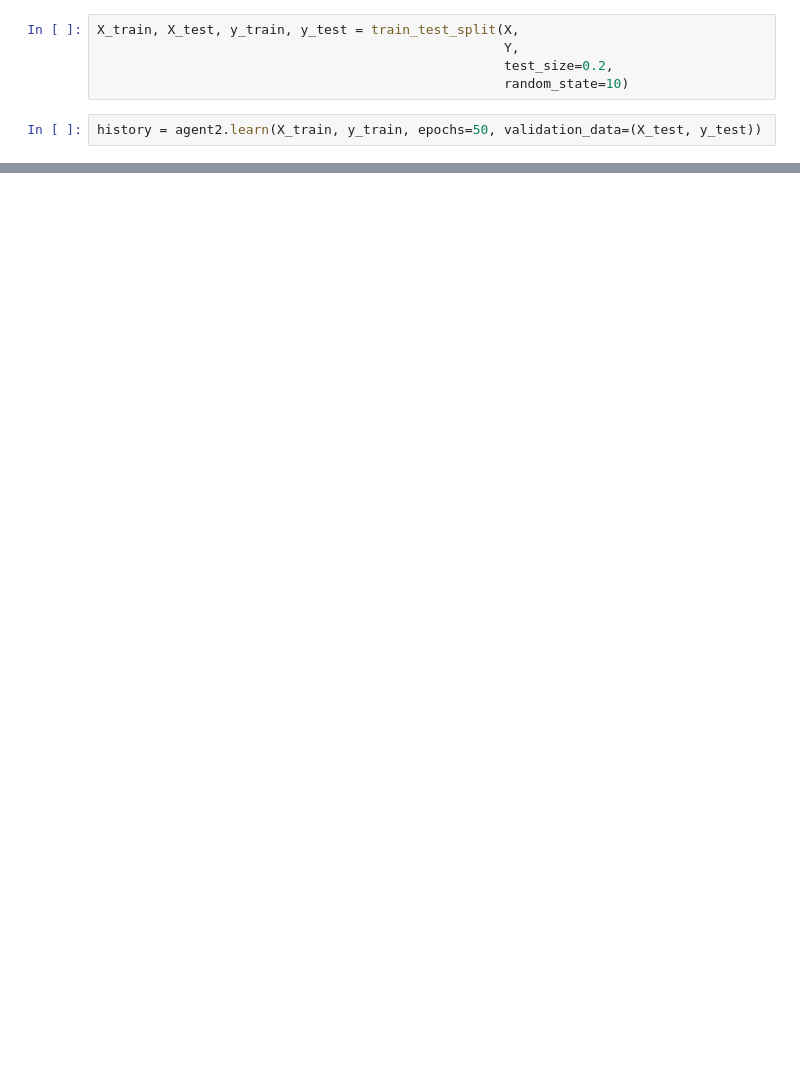
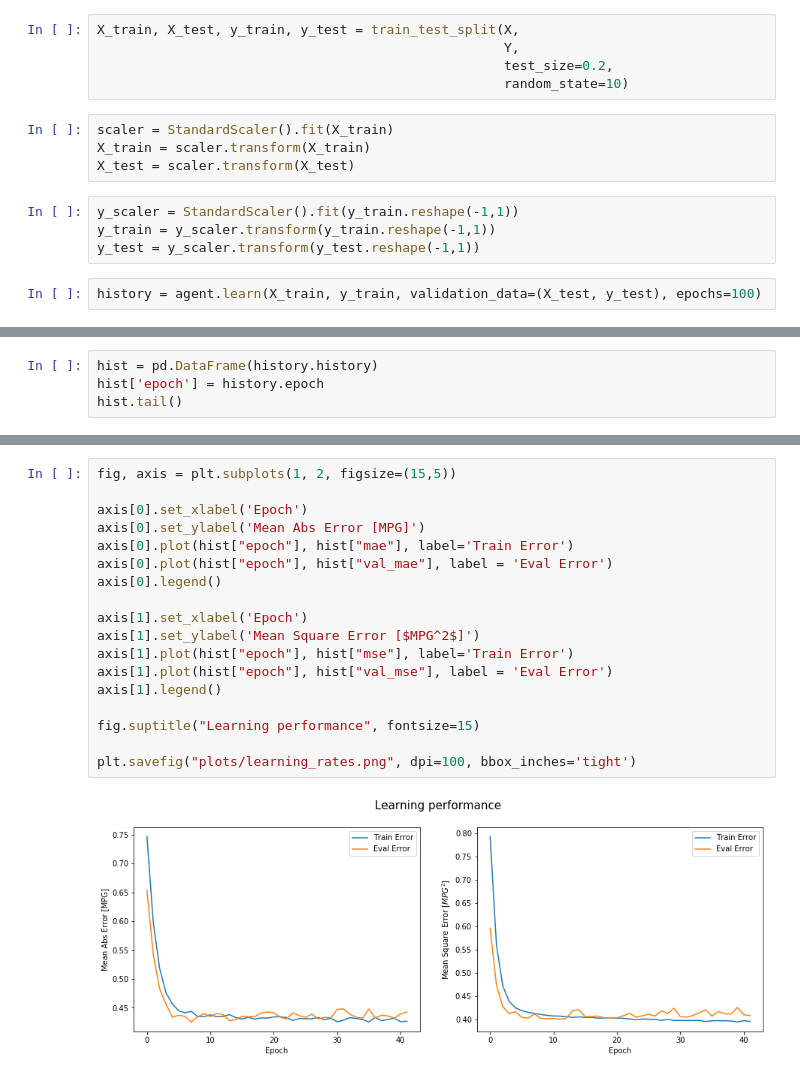
Before and after one commit to fstovarr/stochastic-models, a Jupyter notebook: ns3-project/adhoc-wifi/deep_agent.ipynb, the cells around one changed output, grey strips where cells are left out. Cells and saved outputs as stored; diff of their text form; blank space fills up the shorter version.

```diff
--- a/ns3-project/adhoc-wifi/deep_agent.ipynb
+++ b/ns3-project/adhoc-wifi/deep_agent.ipynb
@@ -106,6 +78,14 @@ X_train, X_test, y_train, y_test = train_test_split(X,
                                                     Y,
                                                     test_size=0.2,
                                                     random_state=10)
+# %%
+scaler = StandardScaler().fit(X_train)
+X_train = scaler.transform(X_train)
+X_test = scaler.transform(X_test)
+# %%
+y_scaler = StandardScaler().fit(y_train.reshape(-1,1))
+y_train = y_scaler.transform(y_train.reshape(-1,1))
+y_test = y_scaler.transform(y_test.reshape(-1,1))
 # %%
-history = agent2.learn(X_train, y_train, epochs=50, validation_data=(X_test, y_test))
+history = agent.learn(X_train, y_train, validation_data=(X_test, y_test), epochs=100)
 # %% [output]
@@ -133,0 +114,4 @@ plt.plot(history.history['accuracy'])
+# %%
+hist = pd.DataFrame(history.history)
+hist['epoch'] = history.epoch
+hist.tail()
@@ -133,0 +137,20 @@ plt.plot(history.history['accuracy'])
+# %%
+fig, axis = plt.subplots(1, 2, figsize=(15,5))
+
+axis[0].set_xlabel('Epoch')
+axis[0].set_ylabel('Mean Abs Error [MPG]')
+axis[0].plot(hist["epoch"], hist["mae"], label='Train Error')
+axis[0].plot(hist["epoch"], hist["val_mae"], label = 'Eval Error')
+axis[0].legend()
+
+axis[1].set_xlabel('Epoch')
+axis[1].set_ylabel('Mean Square Error [$MPG^2$]')
+axis[1].plot(hist["epoch"], hist["mse"], label='Train Error')
+axis[1].plot(hist["epoch"], hist["val_mse"], label = 'Eval Error')
+axis[1].legend()
+
+fig.suptitle("Learning performance", fontsize=15)
+
+plt.savefig("plots/learning_rates.png", dpi=100, bbox_inches='tight')
+# %% [output]
+[figure, added]
```
Also changed, not shown: parts of 30 cells of this notebook, 17 other files.
